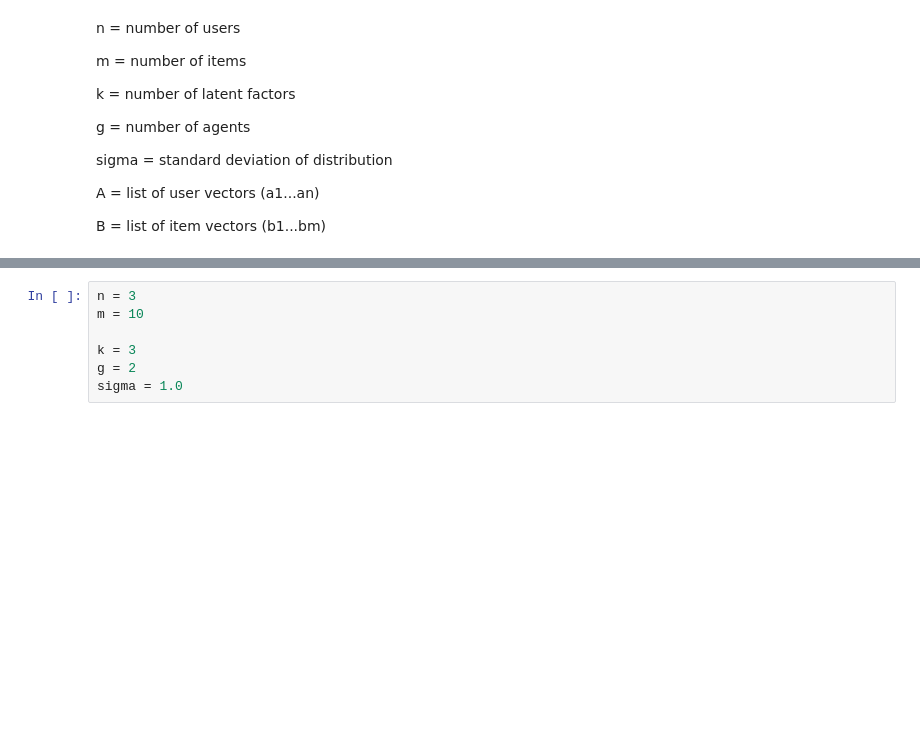
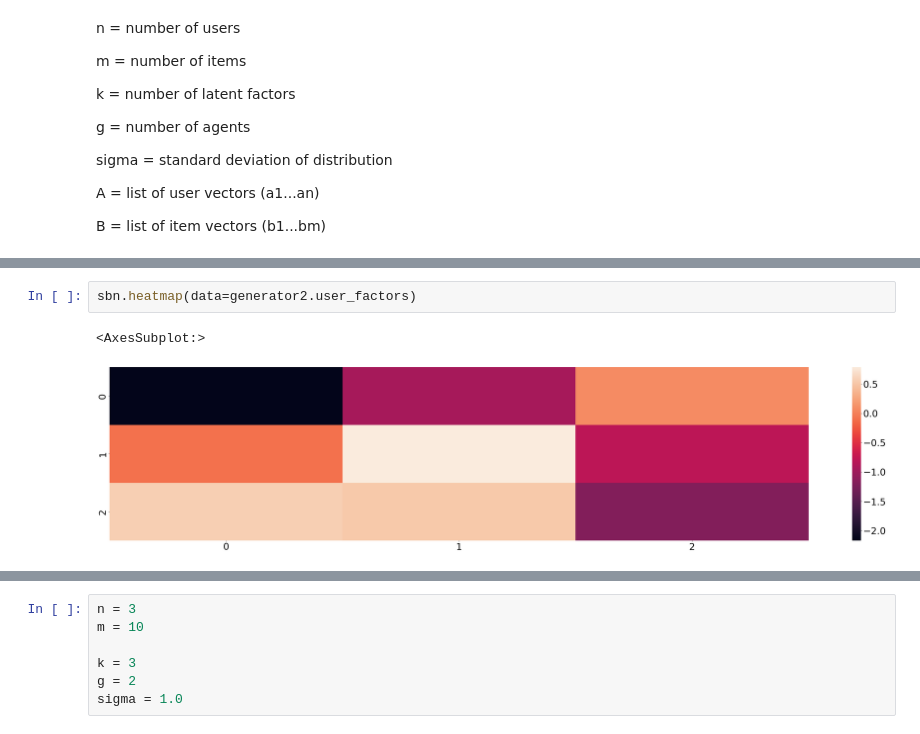
Before and after one commit to that-recsys-lab/scruf_data_gen, a Jupyter notebook: generation_data.ipynb, the cells around one changed output, grey strips where cells are left out. Saved outputs shown, nothing was run; the diff lists cells and outputs as text; blank space fills up the shorter version.

```diff
--- a/generation_data.ipynb
+++ b/generation_data.ipynb
@@ -41,0 +252,5 @@ B = list of item vectors (b1...bm)
+# %%
+sbn.heatmap(data=generator2.user_factors)
+# %% [output]
+<AxesSubplot:>
+[figure, added]
```
Also changed, not shown: parts of 20 cells of this notebook, 1 other file.
